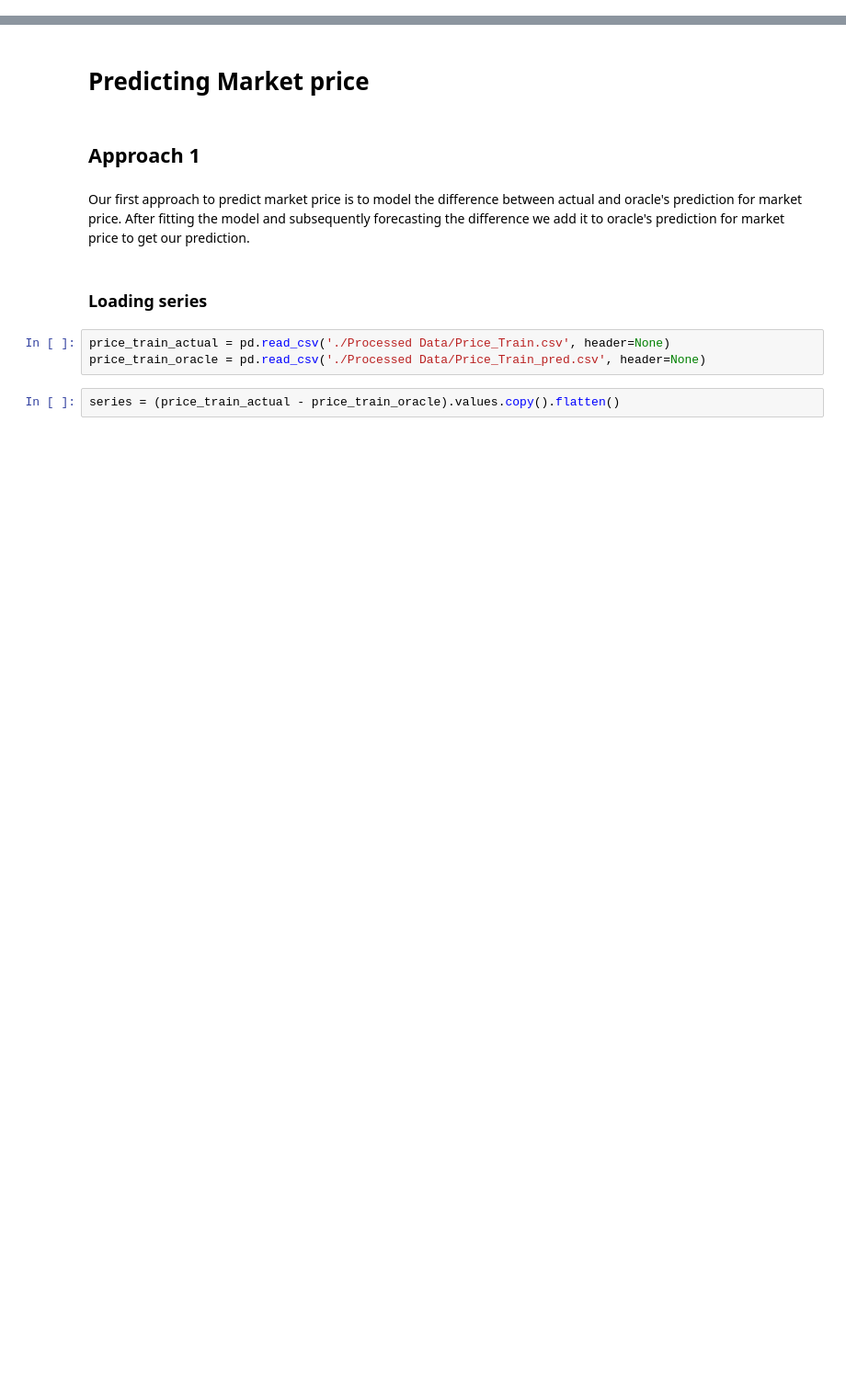
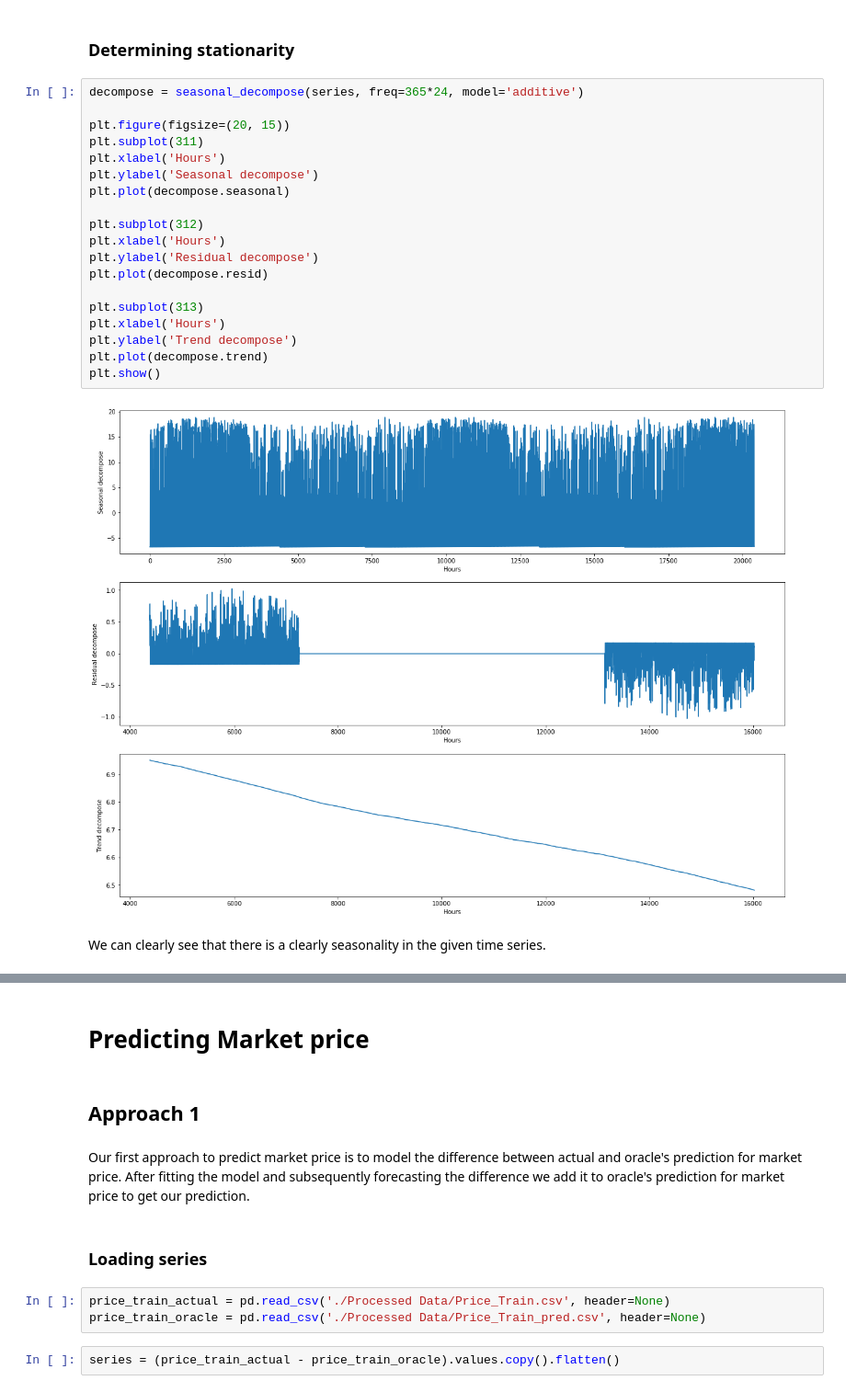
Before and after one commit to abhishek0318/Optimal-Bidding, a Jupyter notebook: Prediction.ipynb, the cells around one changed output, grey strips where cells are left out. Shown at 92% size. Saved outputs shown, nothing was run; the diff lists cells and outputs as text; blank space fills up the shorter version.

```diff
--- a/Prediction.ipynb
+++ b/Prediction.ipynb
@@ -7,0 +26,25 @@ import pandas as pd
+# %% [markdown]
+### Determining stationarity
+# %%
+decompose = seasonal_decompose(series, freq=365*24, model='additive')
+
+plt.figure(figsize=(20, 15))
+plt.subplot(311)
+plt.xlabel('Hours')
+plt.ylabel('Seasonal decompose')
+plt.plot(decompose.seasonal)
+
+plt.subplot(312)
+plt.xlabel('Hours')
+plt.ylabel('Residual decompose')
+plt.plot(decompose.resid)
+
+plt.subplot(313)
+plt.xlabel('Hours')
+plt.ylabel('Trend decompose')
+plt.plot(decompose.trend)
+plt.show()
+# %% [output]
+[figure, added]
+# %% [markdown]
+We can clearly see that there is a clearly seasonality in the given time series.
```
Also changed, not shown: parts of 34 cells of this notebook.
